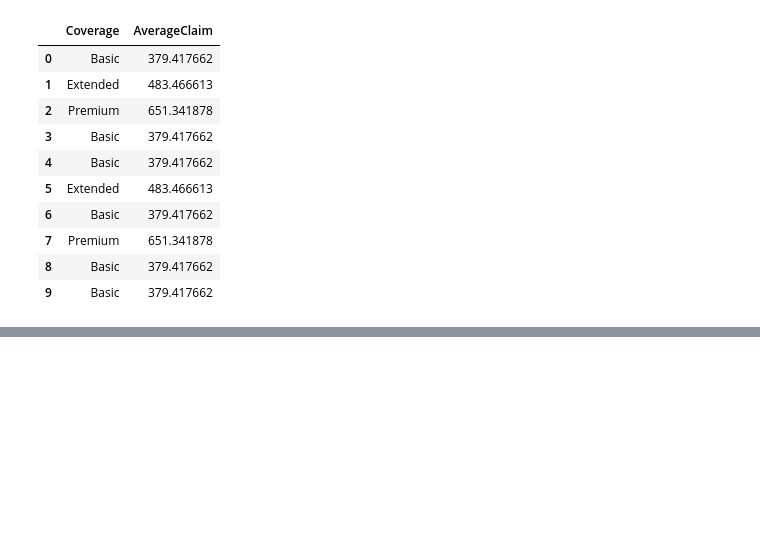
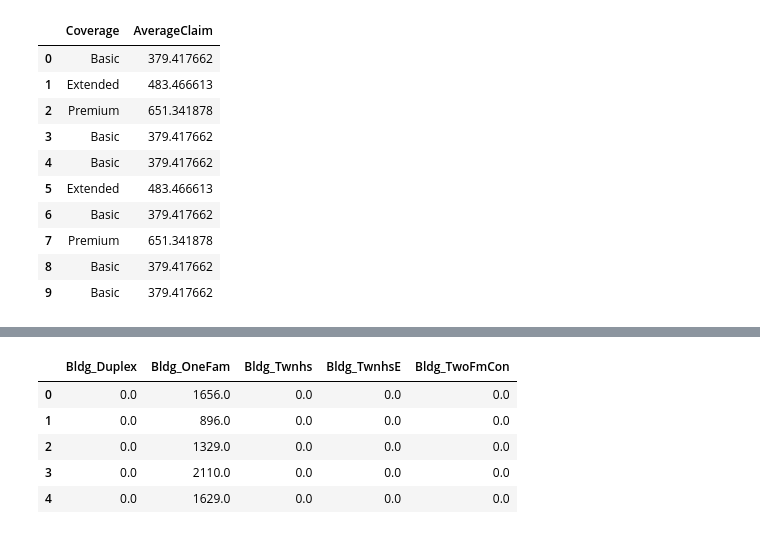
Before and after one commit to PauloFS01/machine_learning, a Jupyter notebook: Feature Engeneering/creating_features.ipynb, the cells around one changed output, grey strips where cells are left out. Drawn from its saved outputs; the diff is of its cells as text; code cells hidden in the pictures; blank space fills up the shorter version.

```diff
--- a/Feature Engeneering/creating_features.ipynb
+++ b/Feature Engeneering/creating_features.ipynb
@@ -175,0 +195,18 @@ df_valid[["Coverage", "AverageClaim"]].head(10)
+# %%
+# If you've discovered an interaction effect between a numeric feature and a categorical feature, you might want to model it explicitly using a one-hot encoding.
+# We discovered an interaction between BldgType and GrLivArea in Exercise 2. Now create their interaction features.
+
+# One-hot encode BldgType. Use `prefix="Bldg"` in `get_dummies`
+X_2 = pd.get_dummies(df_houses.BldgType, prefix="Bldg")
+
+# Multiply
+X_2 = X_2.mul(df_houses.GrLivArea, axis=0)
+
+X_2.head()
+# %% [output]
+|  | Bldg_Duplex | Bldg_OneFam | Bldg_Twnhs | Bldg_TwnhsE | Bldg_TwoFmCon |
+| 0 | 0.0 | 1656.0 | 0.0 | 0.0 | 0.0 |
+| 1 | 0.0 | 896.0 | 0.0 | 0.0 | 0.0 |
+| 2 | 0.0 | 1329.0 | 0.0 | 0.0 | 0.0 |
+| 3 | 0.0 | 2110.0 | 0.0 | 0.0 | 0.0 |
+| 4 | 0.0 | 1629.0 | 0.0 | 0.0 | 0.0 |
```
Also changed, not shown: parts of 9 cells of this notebook.
